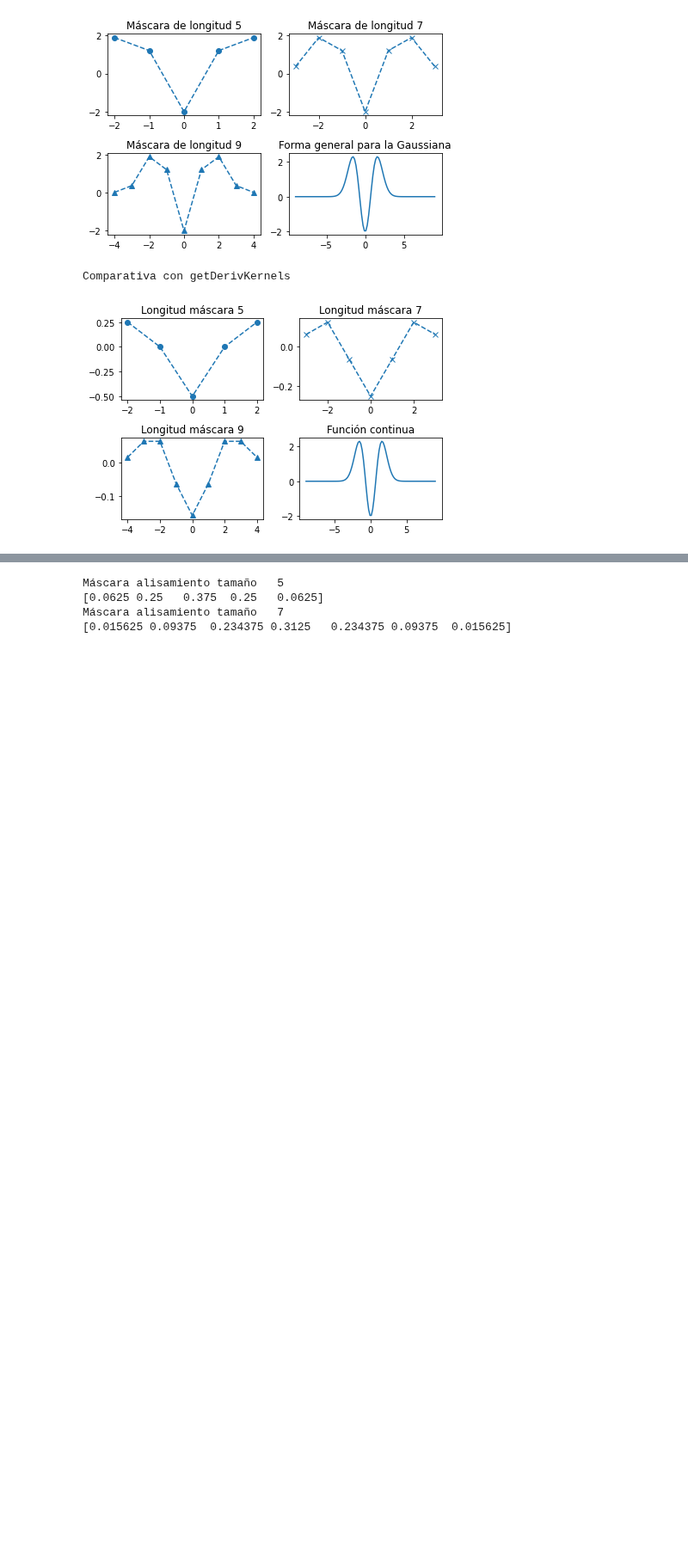
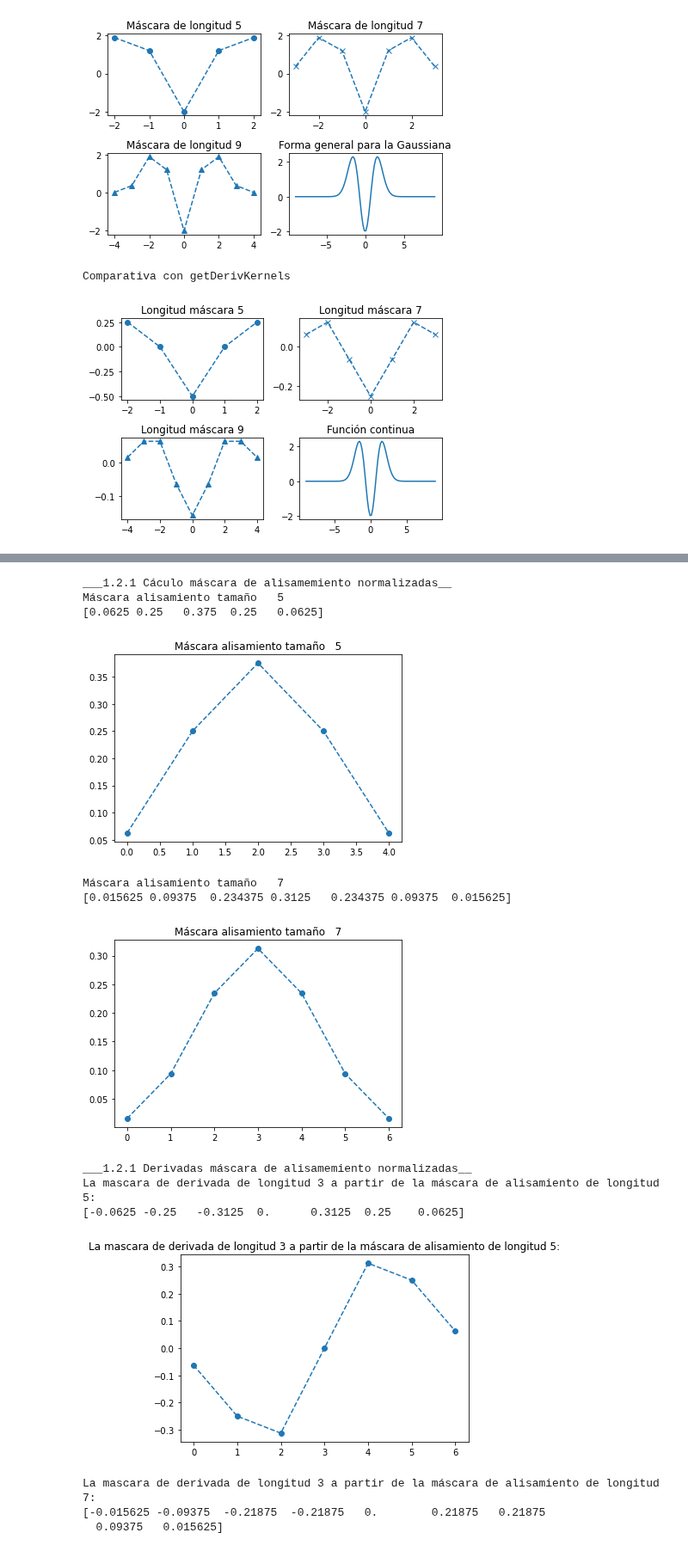
Before and after one commit to BlancaCC/Computer-vision, a Jupyter notebook: practica_1/practica_1.ipynb, the cells around one changed output, grey strips where cells are left out. Shown at 86% size. Saved outputs shown, nothing was run; the diff lists cells and outputs as text; code cells hidden in the pictures; blank space fills up the shorter version.

```diff
--- a/practica_1/practica_1.ipynb
+++ b/practica_1/practica_1.ipynb
@@ -229,18 +294,41 @@ El cual nos recuerda al del triángulo de Pascal, el cálculo es además recursi
 # %%
 def MascaraBinomialSinNormalizar( longitud:int):
     n = longitud -1
     return [scipy.special.binom(n, i)  for i in range(n+1)]
 
 ## Calculamos máscara de alisamiento normalizadas
+print('___1.2.1 Cáculo máscara de alisamemiento normalizadas__')
 LONGITUD = [5,7]
 alisamiento = dict()
 for l in LONGITUD:
     alisamiento[l]= Normaliza(MascaraBinomialSinNormalizar(l))
+    titulo = f'Máscara alisamiento tamaño   {l}'
+    print(titulo)
+    print (alisamiento[l])
+    MuestreaMascara(alisamiento[l], titulo)
 
-    print(f'Máscara alisamiento tamaño   {l}')
-    print (alisamiento[l])
+## Máscara de derivada
+print('\n___1.2.1 Derivadas máscara de alisamemiento normalizadas__')
+derivada = dict()
+mascara_derivada = [-1, 0, 1] # máscara derivada longitud 3
+for l in LONGITUD:
+    derivada[l] = Convolution1D(alisamiento[l], mascara_derivada )
+    titulo = f'La mascara de derivada de longitud 3 a partir de la máscara de alisamiento de longitud {l}:'
+    print(titulo)
+    print(derivada[l])
+    MuestreaMascara(derivada[l], titulo)
 # %% [output]
+___1.2.1 Cáculo máscara de alisamemiento normalizadas__
 Máscara alisamiento tamaño   5
 [0.0625 0.25   0.375  0.25   0.0625]
-Máscara alisamiento tamaño   7
-[0.015625 0.09375  0.234375 0.3125   0.234375 0.09375  0.015625]
+[figure, added]
+Máscara alisamiento tamaño   7
+[0.015625 0.09375  0.234375 0.3125   0.234375 0.09375  0.015625]
+[figure, added]
+___1.2.1 Derivadas máscara de alisamemiento normalizadas__
+La mascara de derivada de longitud 3 a partir de la máscara de alisamiento de longitud 5:
+[-0.0625 -0.25   -0.3125  0.      0.3125  0.25    0.0625]
+[figure, added]
+La mascara de derivada de longitud 3 a partir de la máscara de alisamiento de longitud 7:
+[-0.015625 -0.09375  -0.21875  -0.21875   0.        0.21875   0.21875
+  0.09375   0.015625]
```
Also changed, not shown: parts of 12 cells of this notebook.
